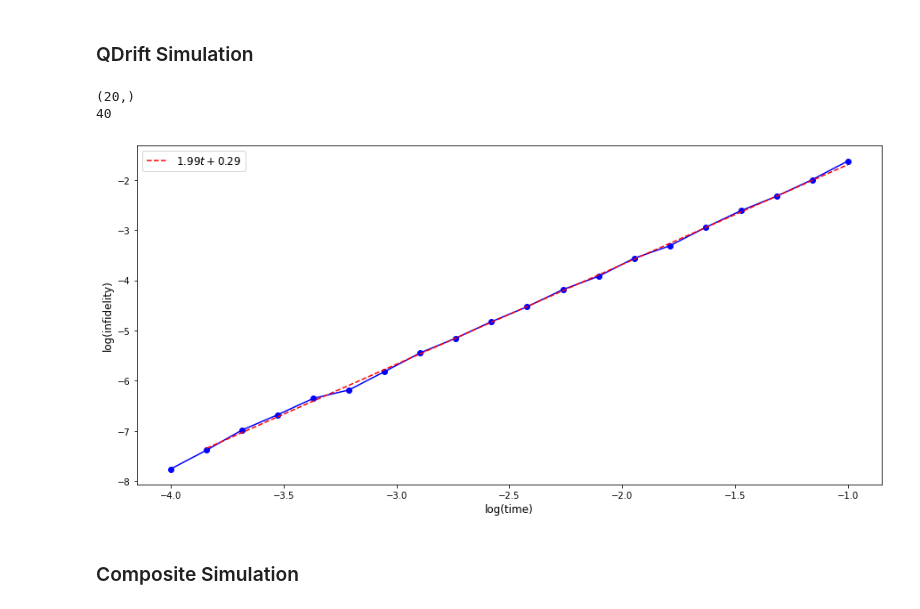
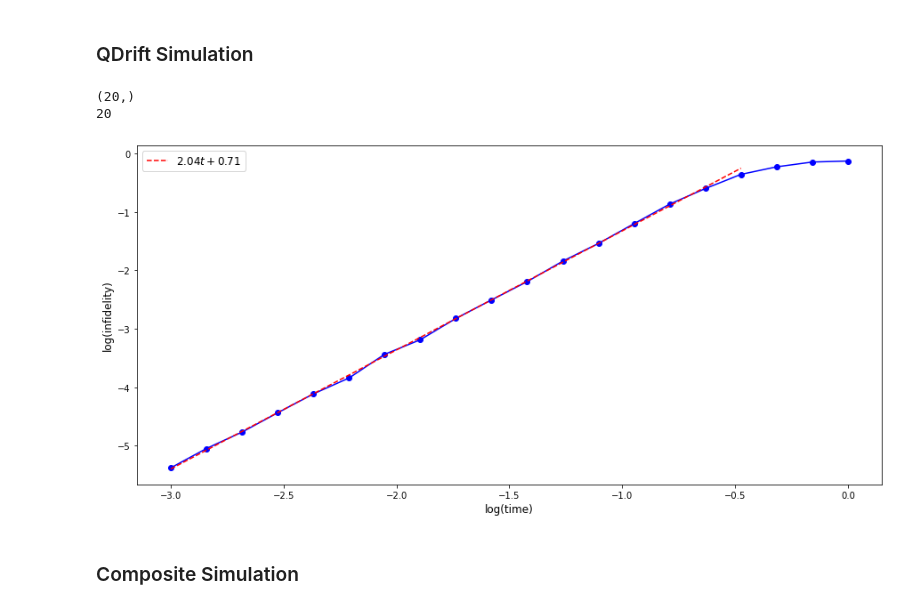
Before and after one commit to mattp97/Trotter-Qdrift-Simulation, a Jupyter notebook: Hybridized Simulation Jellium.ipynb, the cells around one changed output. Saved outputs shown, nothing was run; the diff lists cells and outputs as text; code cells hidden in the pictures.

```diff
--- a/Hybridized Simulation Jellium.ipynb
+++ b/Hybridized Simulation Jellium.ipynb
@@ -298,14 +293,13 @@ plt.show()
 # %% [markdown]
 ### QDrift Simulation
 # %%
-QDsim = QDriftSim(hamiltonian_list)
-#QDsim.simulate(1, 1000)
+QDsim = QDriftSim(hamiltonian_list, rng_seed=1)
 # %%
-samples = 40
-mc_samples = 40
+samples = 20
+mc_samples = 200
 
-tStart = 0.0001
-tFinal = 0.1
+tStart = 0.001
+tFinal = 1
 tSteps = 20
 times = np.geomspace(tStart, tFinal, tSteps)
 
@@ -317,34 +311,35 @@ log_qd_compiler_inf = np.log10(qd_compiler_inf)
 log_times = np.log10(times)
 print(log_qd_compiler_inf.shape)
 print(QDsim.gate_count)
+#print(QDsim.exp_op_cache)
 # %% [output]
 (20,)
-40
+20
 # %%
 data1 = log_qd_compiler_inf #[:, 0, 0]
 plt.figure(figsize = (15, 7))
 plt.plot(log_times, data1, 'bo-')
 plt.xlabel('log(time)', size = 12)
 plt.ylabel('log(infidelity)', size = 12)
 
-start_fit_points=1  #declare the starting point to fit in the data
-end_fit_points = -1
+start_fit_points=0  #declare the starting point to fit in the data
+end_fit_points = -4
 
 p = np.polyfit(log_times[start_fit_points: end_fit_points], data1[start_fit_points: end_fit_points], 1)
 f = np.poly1d(p)
 
 t_new = np.linspace(log_times[start_fit_points], log_times[end_fit_points], 50)
 y_new = f(t_new)
 
 data1 = symbols("t")
 poly = sum(S("{:6.2f}".format(v))*data1**i for i, v in enumerate(p[::-1]))
 eq_latex = printing.latex(poly)
 
 plt.plot(t_new, y_new, 'r--', label="${}$".format(eq_latex))
 plt.legend(fontsize="large")
 plt.show()
 # %% [output]
-[figure, old version]
+[figure, new version]
 # %% [markdown]
 ### Composite Simulation
 # %% [markdown]
```
Also changed, not shown: parts of 6 cells of this notebook, 1 other file.
